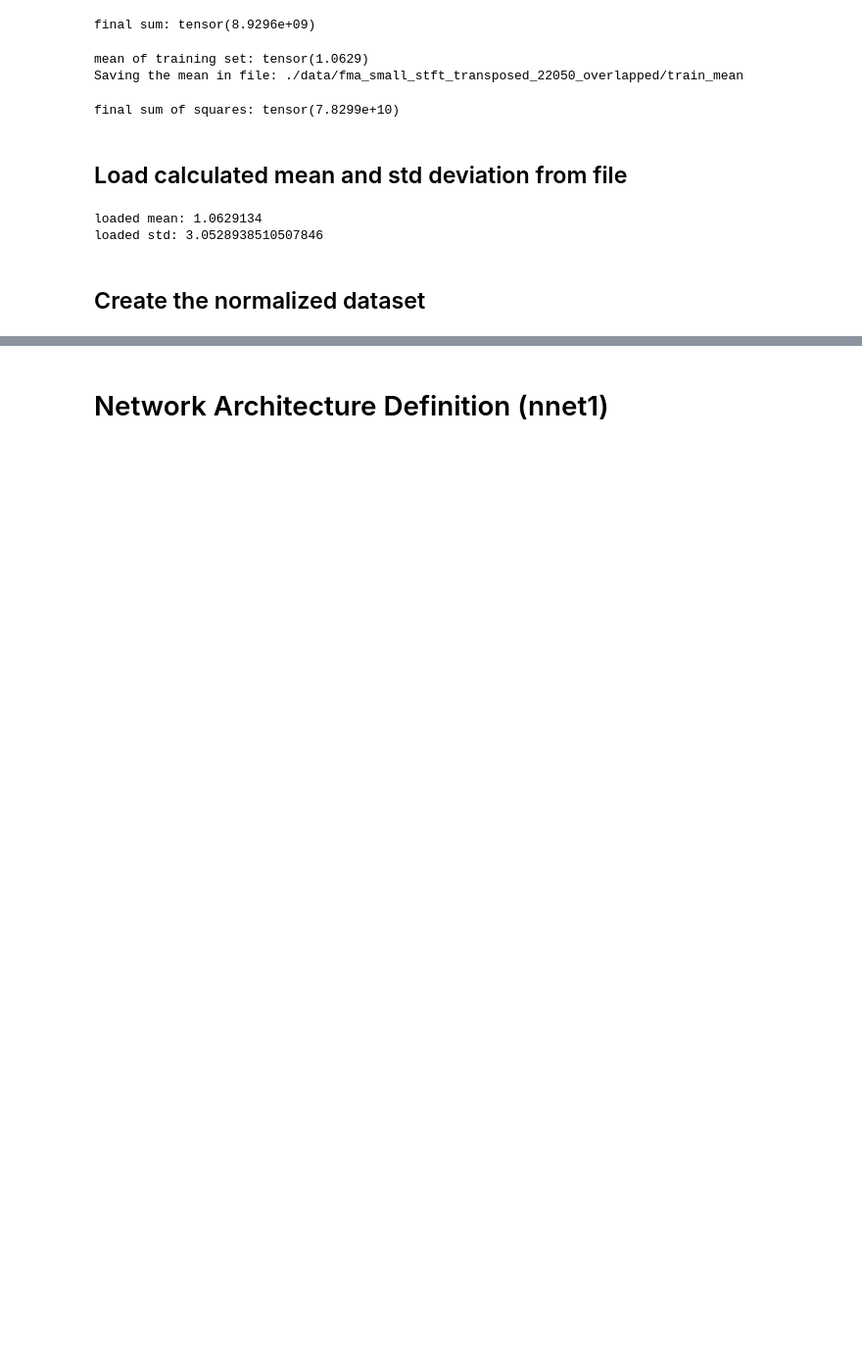
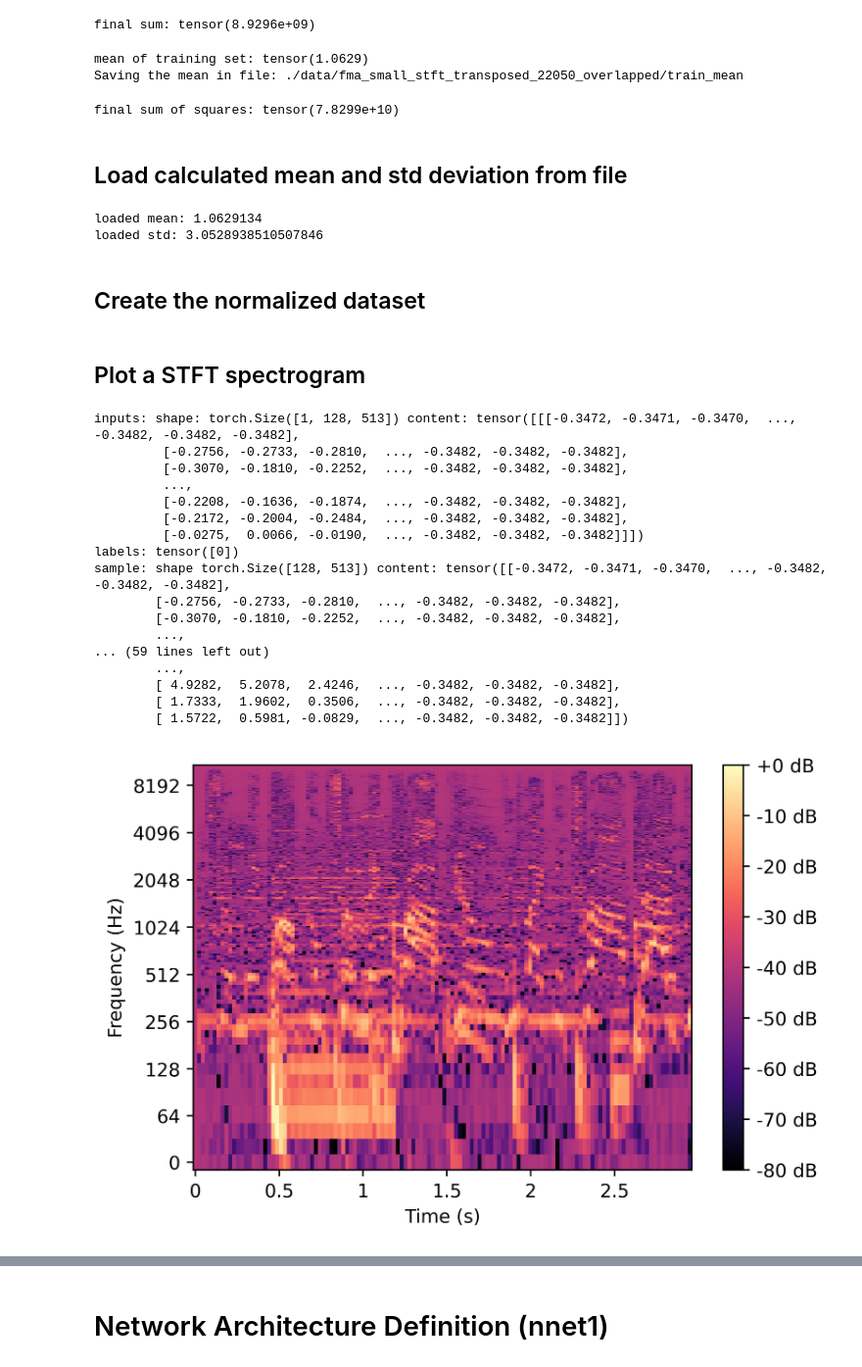
Before and after one commit to davidecolussi/NN_music_genre_recognition, a Jupyter notebook: Networks.ipynb, the cells around one changed output, grey strips where cells are left out. Shown at 98% size. Saved outputs shown, nothing was run; the diff lists cells and outputs as text; code cells hidden in the pictures; blank space fills up the shorter version.

```diff
--- a/Networks.ipynb
+++ b/Networks.ipynb
@@ -277,3 +277,44 @@ transform = transforms.Compose([
 train_dataset = MyDataset(train_file_paths, Y_train,  transform = transform)
 validation_dataset = MyDataset(validation_file_paths, Y_validation,  transform = transform)
 test_dataset = MyDataset(test_file_paths, Y_test,  transform = transform)
+# %% [markdown]
+## Plot a STFT spectrogram
+# %%
+batch_size=1
+train_loader = torch.utils.data.DataLoader(train_dataset, batch_size=batch_size)
+
+#iter all the training set by batches and calculate the sum of all the sample values (513*128 values for each sample)
+for batch_idx, batch in enumerate(train_loader):
+    inputs = batch[0]
+    labels = batch[1]
+    print("inputs: shape:",inputs.shape,"content:",inputs)
+    print("labels:",labels)
+    for sample in inputs:
+        print("sample: shape",sample.shape,"content:",sample)
+        fig, ax = plt.subplots(dpi=500)
+        img = librosa.display.specshow(librosa.amplitude_to_db(sample.T,ref=np.max), y_axis='log', x_axis='time', ax=ax)
+        ax.set_xlabel('Time (s)')
+        ax.set_ylabel('Frequency (Hz)')
+
+        fig.colorbar(img, ax=ax, format="%+2.0f dB")
+    if(batch_idx==4):
+        break
+# %% [output]
+inputs: shape: torch.Size([1, 128, 513]) content: tensor([[[-0.3472, -0.3471, -0.3470,  ..., -0.3482, -0.3482, -0.3482],
+         [-0.2756, -0.2733, -0.2810,  ..., -0.3482, -0.3482, -0.3482],
+         [-0.3070, -0.1810, -0.2252,  ..., -0.3482, -0.3482, -0.3482],
+         ...,
+         [-0.2208, -0.1636, -0.1874,  ..., -0.3482, -0.3482, -0.3482],
+         [-0.2172, -0.2004, -0.2484,  ..., -0.3482, -0.3482, -0.3482],
+         [-0.0275,  0.0066, -0.0190,  ..., -0.3482, -0.3482, -0.3482]]])
+labels: tensor([0])
+sample: shape torch.Size([128, 513]) content: tensor([[-0.3472, -0.3471, -0.3470,  ..., -0.3482, -0.3482, -0.3482],
+        [-0.2756, -0.2733, -0.2810,  ..., -0.3482, -0.3482, -0.3482],
+        [-0.3070, -0.1810, -0.2252,  ..., -0.3482, -0.3482, -0.3482],
+        ...,
+... (59 lines left out)
+        ...,
+        [ 4.9282,  5.2078,  2.4246,  ..., -0.3482, -0.3482, -0.3482],
+        [ 1.7333,  1.9602,  0.3506,  ..., -0.3482, -0.3482, -0.3482],
+        [ 1.5722,  0.5981, -0.0829,  ..., -0.3482, -0.3482, -0.3482]])
+[figure, added]
```
Also changed, not shown: parts of 17 cells of this notebook, 1 other file.
